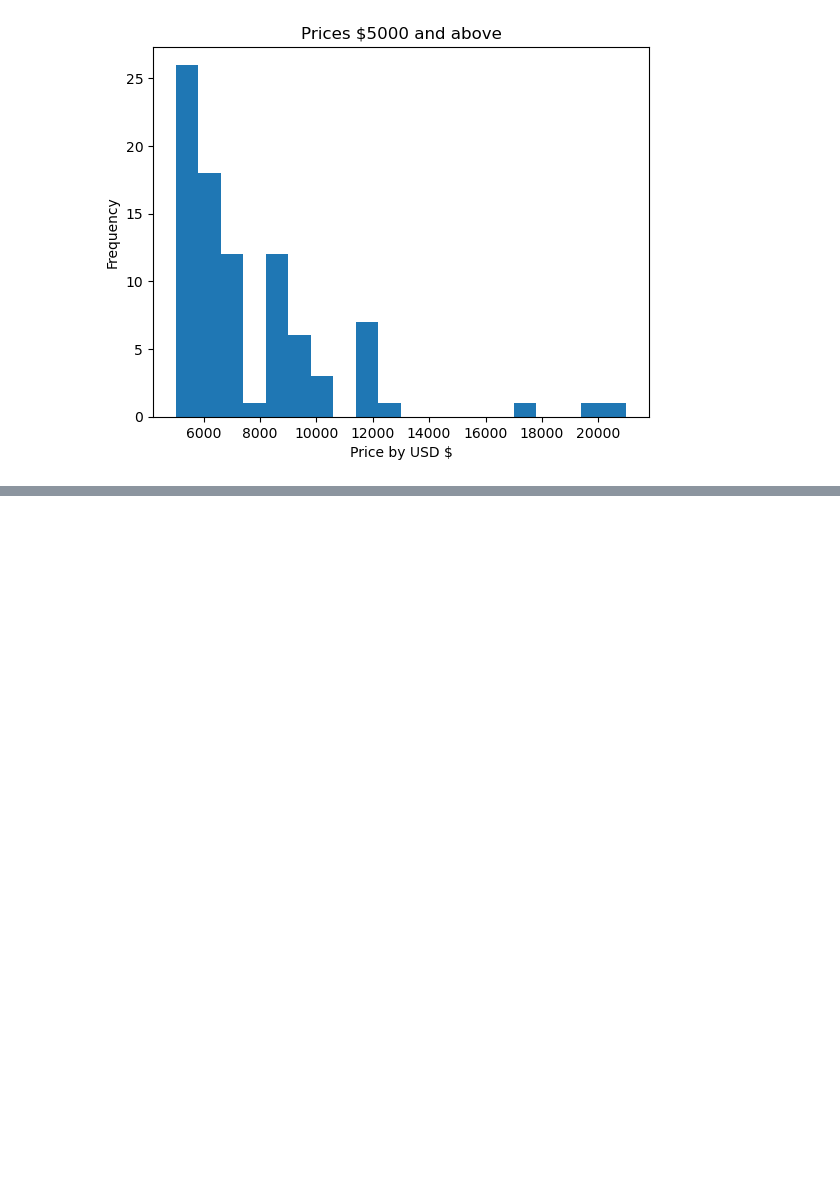
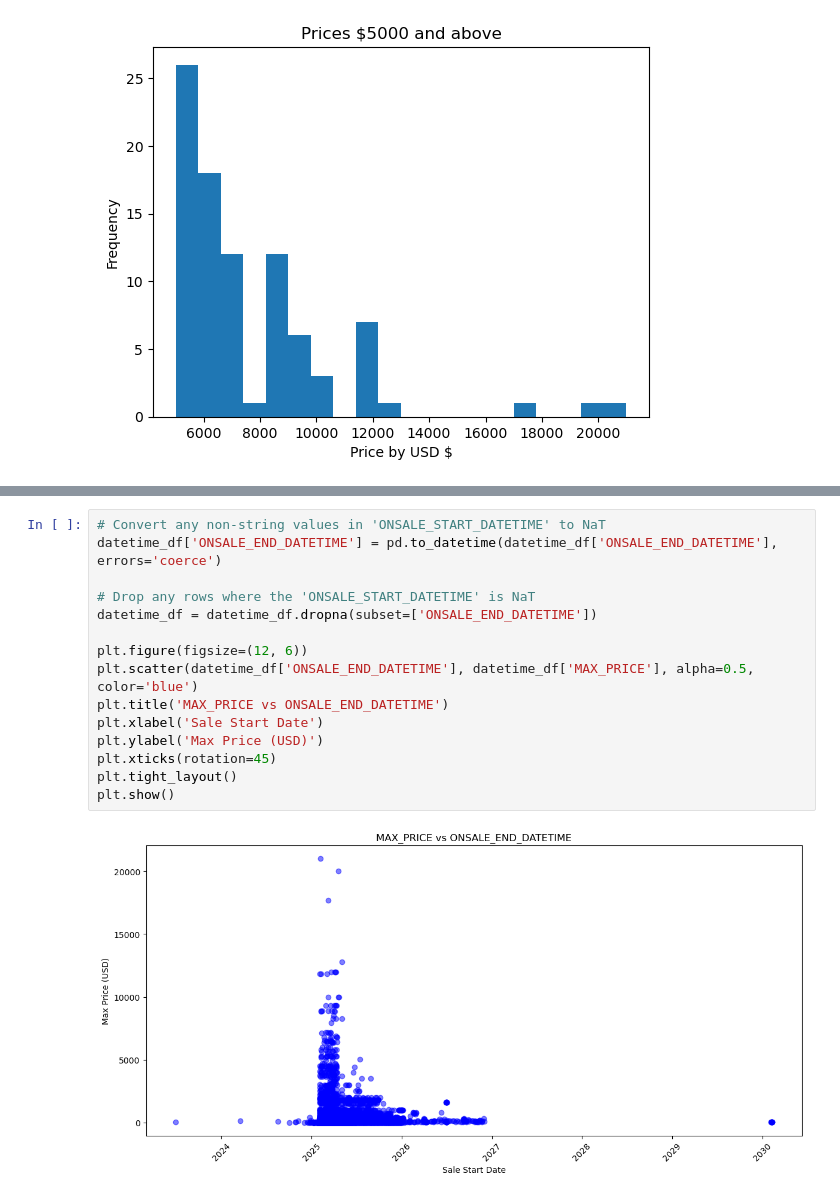
Before and after one commit to dq93/TicketMasterAPI, a Jupyter notebook: notebooks/Daniel_eda.ipynb, the cells around one changed output, grey strips where cells are left out. Saved outputs shown, nothing was run; the diff lists cells and outputs as text; blank space fills up the shorter version.

Commit message:
updating Daniel_eda with new visualizations

```diff
--- a/notebooks/Daniel_eda.ipynb
+++ b/notebooks/Daniel_eda.ipynb
@@ -214,3 +213,20 @@ plt.tight_layout()
 plt.show()
 # %% [output]
 [figure]
+# %%
+# Convert any non-string values in 'ONSALE_START_DATETIME' to NaT
+datetime_df['ONSALE_END_DATETIME'] = pd.to_datetime(datetime_df['ONSALE_END_DATETIME'], errors='coerce')
+
+# Drop any rows where the 'ONSALE_START_DATETIME' is NaT
+datetime_df = datetime_df.dropna(subset=['ONSALE_END_DATETIME'])
+
+plt.figure(figsize=(12, 6))
+plt.scatter(datetime_df['ONSALE_END_DATETIME'], datetime_df['MAX_PRICE'], alpha=0.5, color='blue')
+plt.title('MAX_PRICE vs ONSALE_END_DATETIME')
+plt.xlabel('Sale Start Date')
+plt.ylabel('Max Price (USD)')
+plt.xticks(rotation=45)
+plt.tight_layout()
+plt.show()
+# %% [output]
+[figure, added]
```
Also changed, not shown: parts of 2 cells of this notebook.
